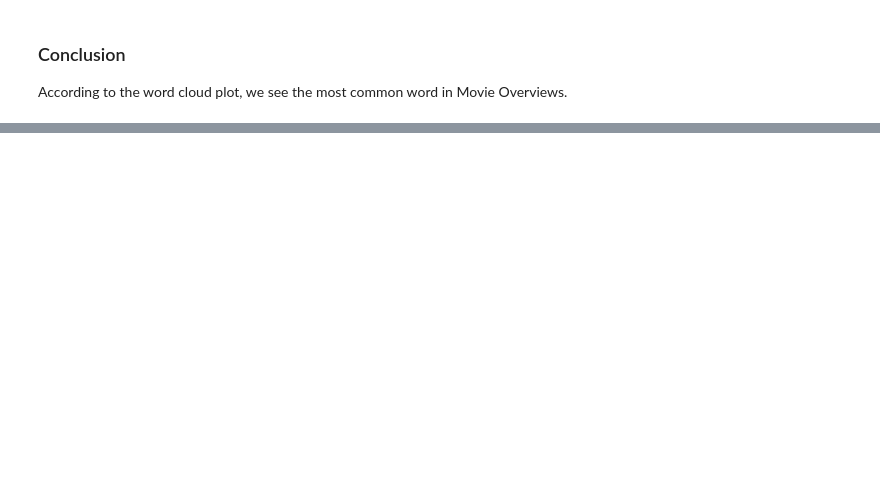
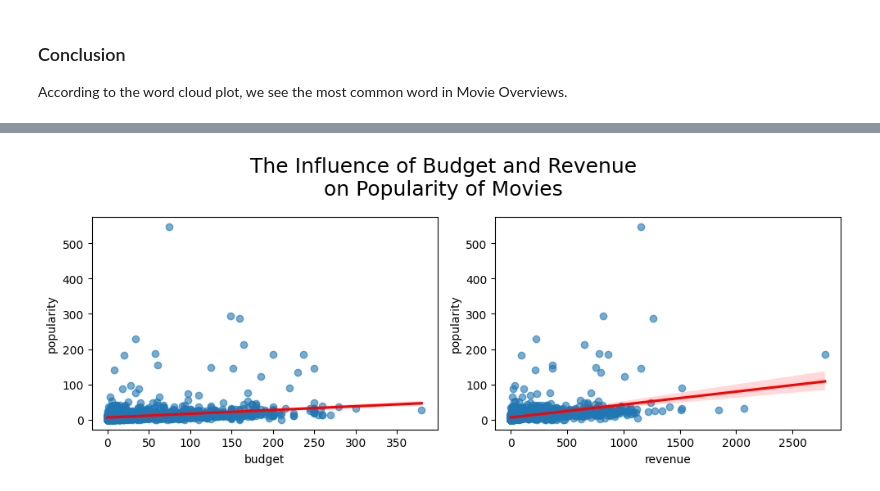
Before and after one commit to MohammadRouintan/Movie-Recommender-System, a Jupyter notebook: MovieMetadataEDA.ipynb, the cells around one changed output, grey strips where cells are left out. Drawn from its saved outputs; the diff is of its cells as text; code cells hidden in the pictures; blank space fills up the shorter version.

```diff
--- a/MovieMetadataEDA.ipynb
+++ b/MovieMetadataEDA.ipynb
@@ -377,0 +459,3 @@ According to the word cloud plot, we see the most common word in Movie Overviews
+# %%
+movies['budget'] = movies['budget'].astype('float64')
+movies['popularity'] = movies['popularity'].astype('float64')
@@ -377,0 +491,15 @@ According to the word cloud plot, we see the most common word in Movie Overviews
+# %%
+movies['revenue'] = movies['revenue'] * 1e-6
+# %%
+movies_plot = movies[(movies['budget'] != 0) & (movies['revenue'] != 0)]
+# %%
+fig, axes = plt.subplots(nrows=1, ncols=2, figsize=(10, 4))
+
+plt.suptitle('The Influence of Budget and Revenue\non Popularity of Movies', fontsize=18)
+for i, col in enumerate(['budget', 'revenue']):
+    sns.regplot(data=movies_plot, x=col, y='popularity',
+                scatter_kws={"alpha": 0.6}, line_kws={"color": "red"}, ax=axes[i])
+
+plt.tight_layout()
+# %% [output]
+[figure, added]
```
Also changed, not shown: parts of 25 cells of this notebook.
